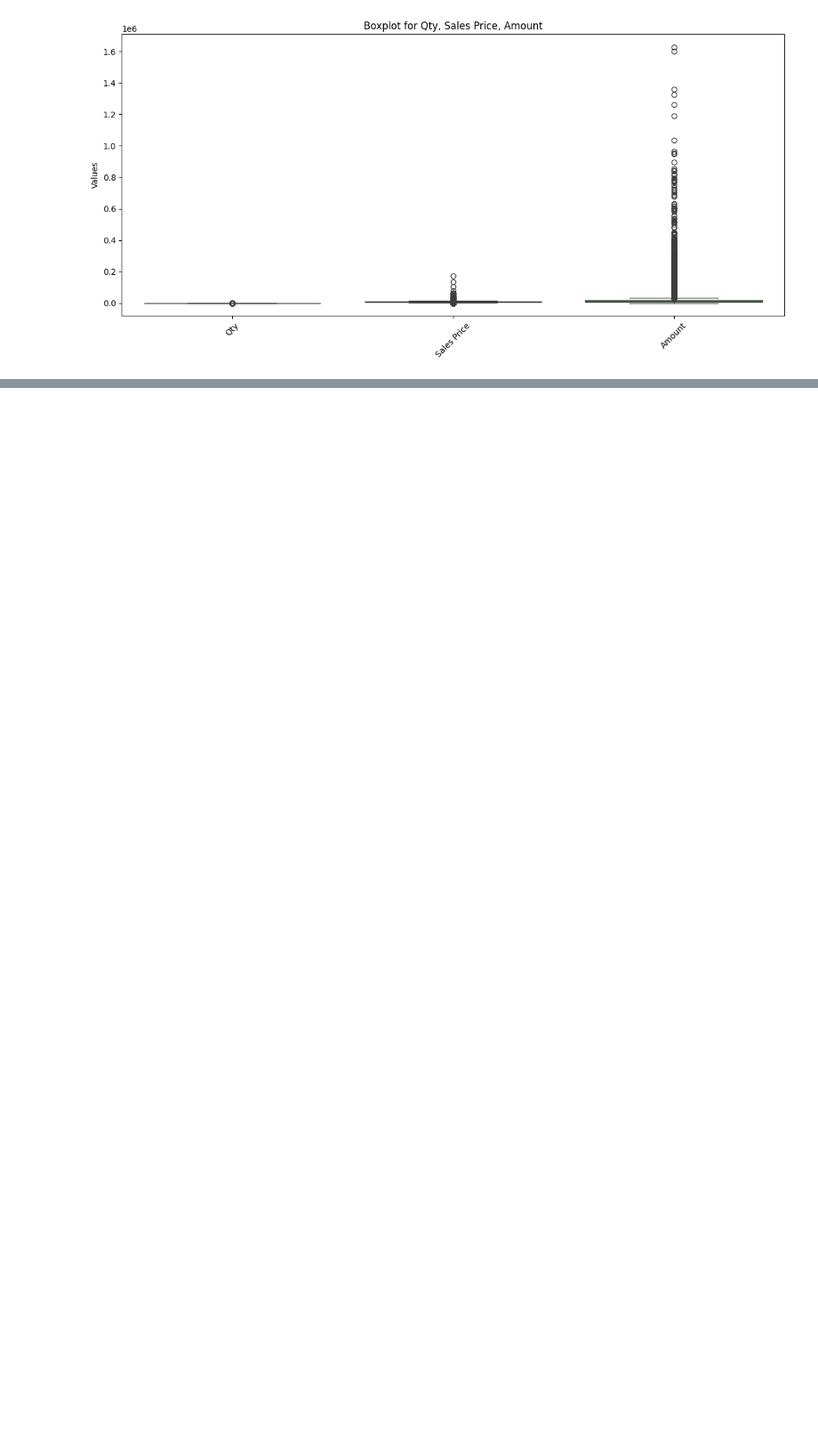
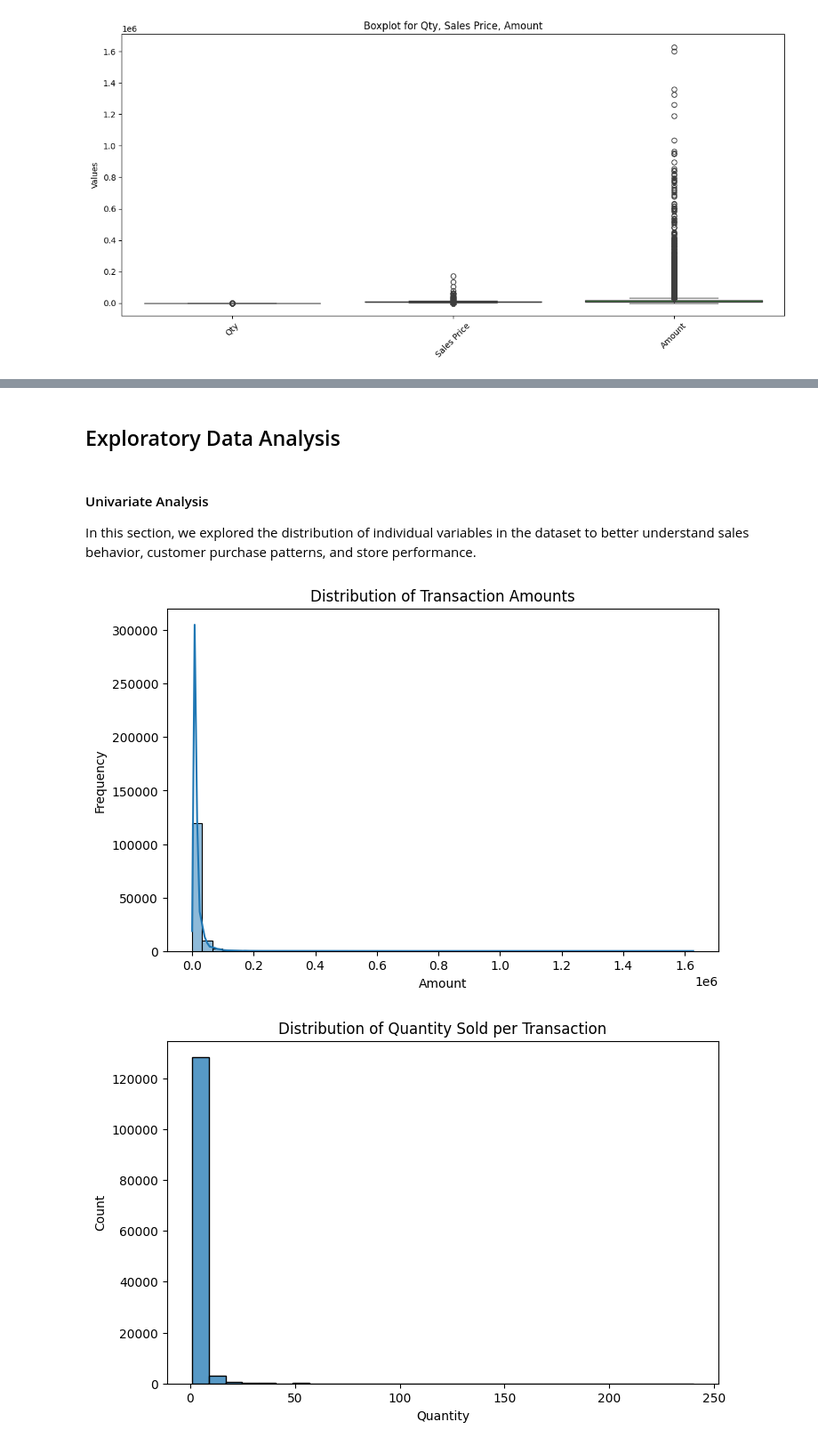
Before and after one commit to Kate-Maina/Group-2-Capstone-Project, a Jupyter notebook: index.ipynb, the cells around one changed output, grey strips where cells are left out. Shown: that part at 89% size. Saved outputs shown, nothing was run; the diff lists cells and outputs as text; code cells hidden in the pictures; blank space fills up the shorter version.

Commit message:
Perform more EDA

```diff
--- a/index.ipynb
+++ b/index.ipynb
@@ -672,0 +675,27 @@ Our data is well balanced
+# %% [markdown]
+## Exploratory Data Analysis
+# %% [markdown]
+#### Univariate Analysis
+
+In this section, we explored the distribution of individual variables in the dataset to better understand sales behavior, customer purchase patterns, and store performance.
+# %%
+# Univariate Analysis
+
+# 1. Distribution of transaction amounts
+plt.figure(figsize=(8,5))
+sns.histplot(df["Amount"], bins=50, kde=True)
+plt.title("Distribution of Transaction Amounts")
+plt.xlabel("Amount")
+plt.ylabel("Frequency")
+plt.show()
+
+# 2. Distribution of quantities sold
+plt.figure(figsize=(8,5))
+sns.histplot(df["Qty"], bins=30, kde=False)
+plt.title("Distribution of Quantity Sold per Transaction")
+plt.xlabel("Quantity")
+plt.ylabel("Count")
+plt.show()
+# %% [output]
+[figure, added]
+[figure, added]
```
Also changed, not shown: parts of 34 cells of this notebook.
